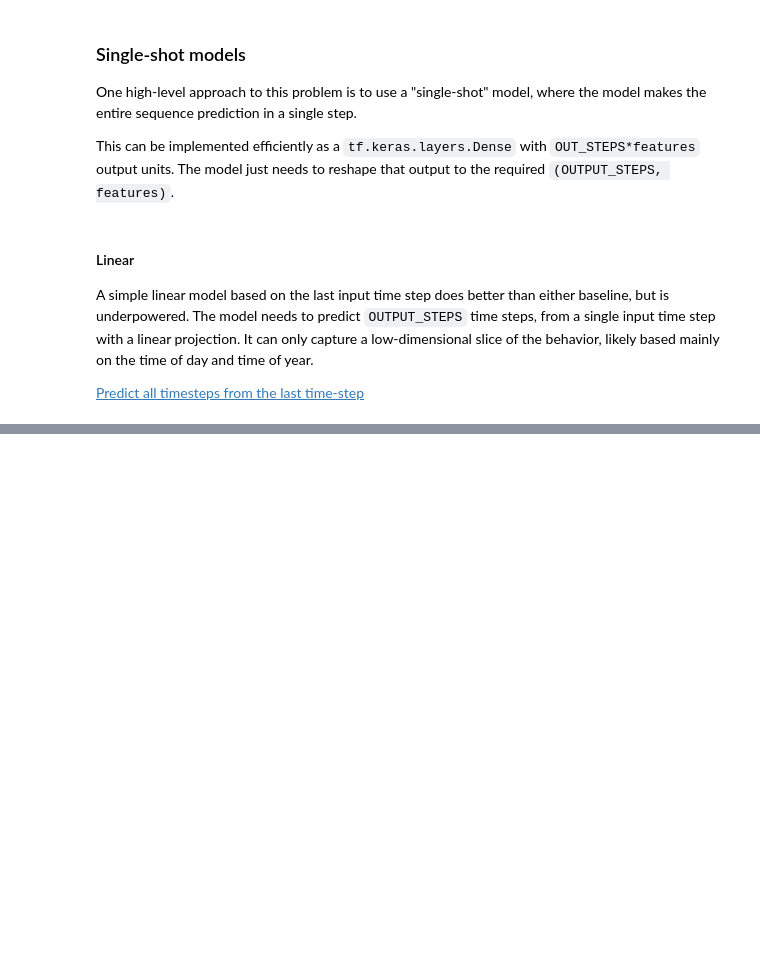
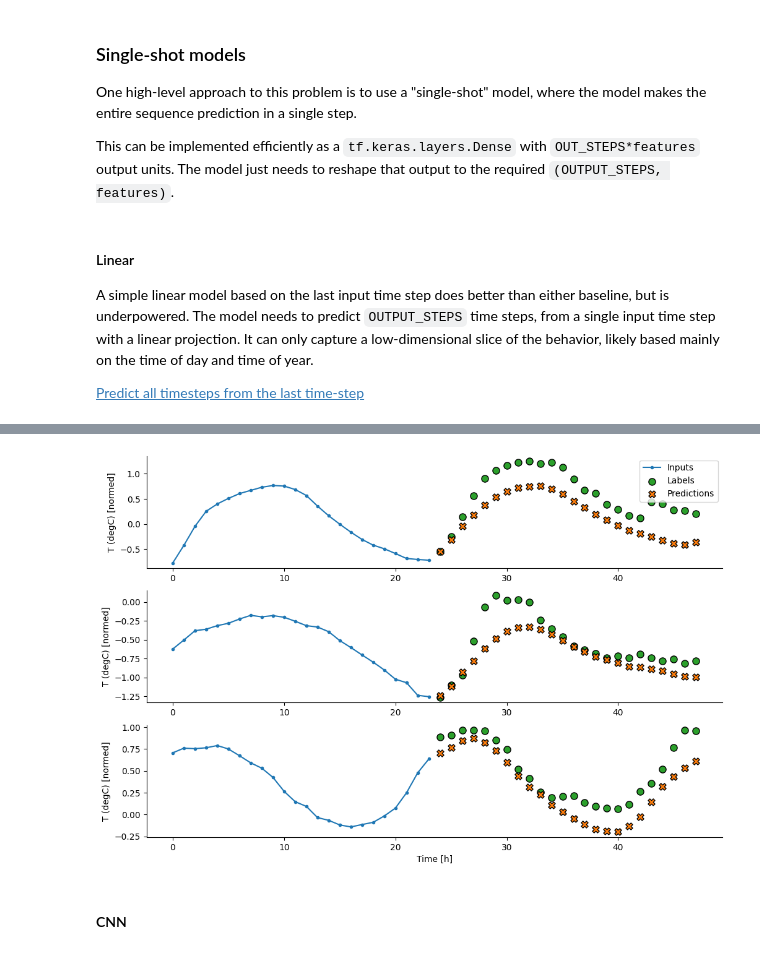
Before and after one commit to fabriziobasso/Time_Series_Files, a Jupyter notebook: TS_Analysis.ipynb, the cells around one changed output, grey strips where cells are left out. Saved outputs shown, nothing was run; the diff lists cells and outputs as text; code cells hidden in the pictures; blank space fills up the shorter version.

```diff
--- a/TS_Analysis.ipynb
+++ b/TS_Analysis.ipynb
@@ -1785,0 +2447,11 @@ performance['Dense'] = dense.evaluate(single_step_window.test)
+# %%
+#history = compile_and_fit(multi_dense_model, multi_window)
+
+#multi_dense_model.save(folders_nn+f'mdm_v0')
+multi_dense_model = tf.keras.models.load_model(folders_nn+f'mdm_v0')
+
+IPython.display.clear_output()
+multi_val_performance['Dense'] = multi_dense_model.evaluate(multi_window.val)
+multi_performance['Dense'] = multi_dense_model.evaluate(multi_window.test)
+multi_window.plot(multi_dense_model)
+# %% [output]
@@ -1785,0 +2460,3 @@ performance['Dense'] = dense.evaluate(single_step_window.test)
+[figure, added]
+# %% [markdown]
+#### CNN
```
Also changed, not shown: parts of 160 cells of this notebook.
